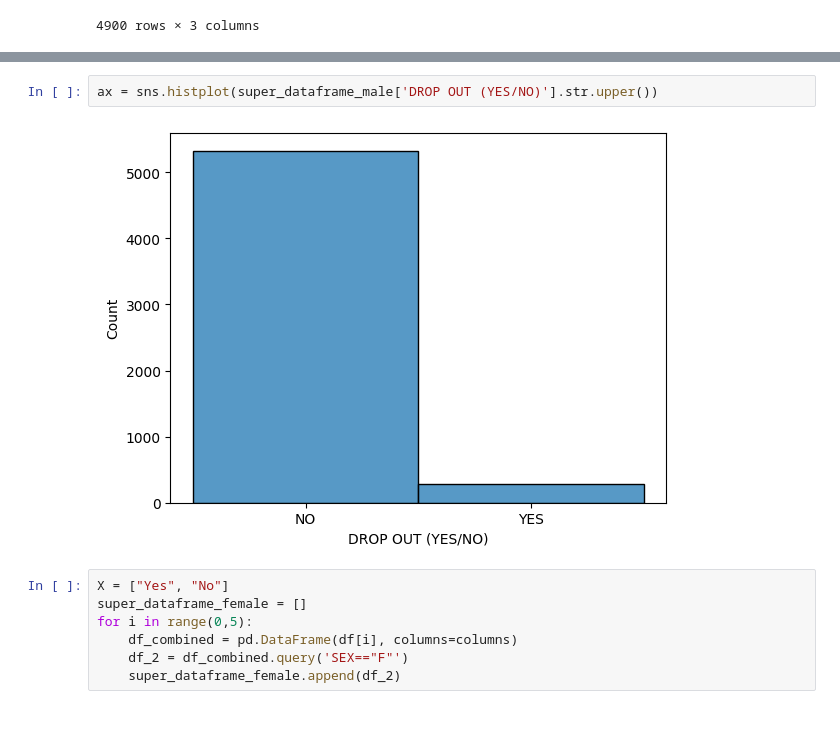
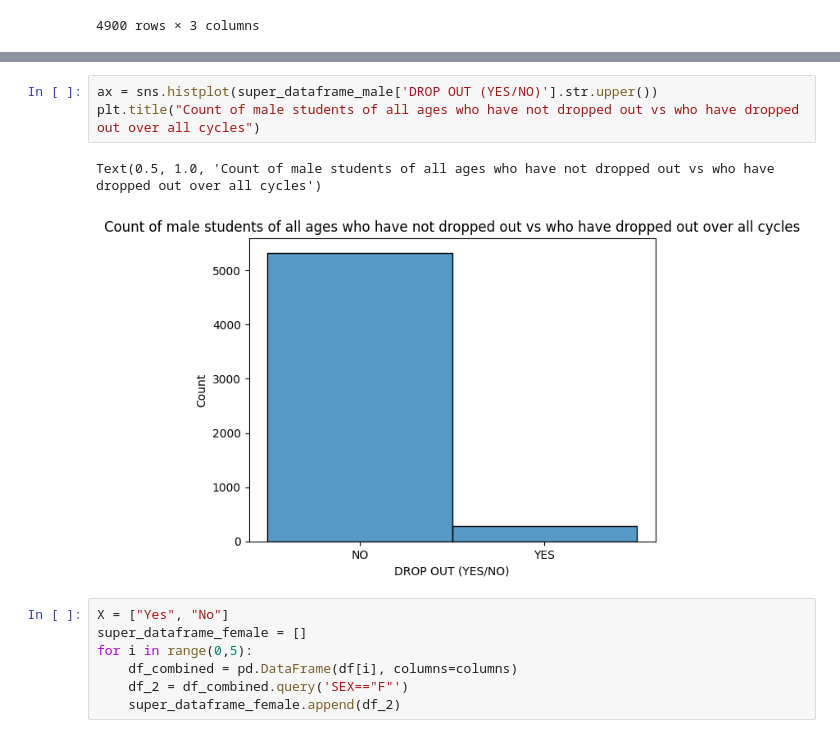
Before and after one commit to dfglondon24/Team-5, a Jupyter notebook: Bobby.ipynb, the cells around one changed output, grey strips where cells are left out. Drawn from its saved outputs; the diff is of its cells as text.

Commit message:
Updates to visualisations

```diff
--- a/Bobby.ipynb
+++ b/Bobby.ipynb
@@ -135,8 +135,10 @@ print(super_dataframe_male)
 [7880 rows x 3 columns]
 # %%
 ax = sns.histplot(super_dataframe_male['DROP OUT (YES/NO)'].str.upper())
+plt.title("Count of male students of all ages who have not dropped out vs who have dropped out over all cycles")
 # %% [output]
+Text(0.5, 1.0, 'Count of male students of all ages who have not dropped out vs who have dropped out over all cycles')
-[figure, old version]
+[figure, new version]
 # %%
 X = ["Yes", "No"]
 super_dataframe_female = []
```
Also changed, not shown: parts of 12 cells of this notebook.
